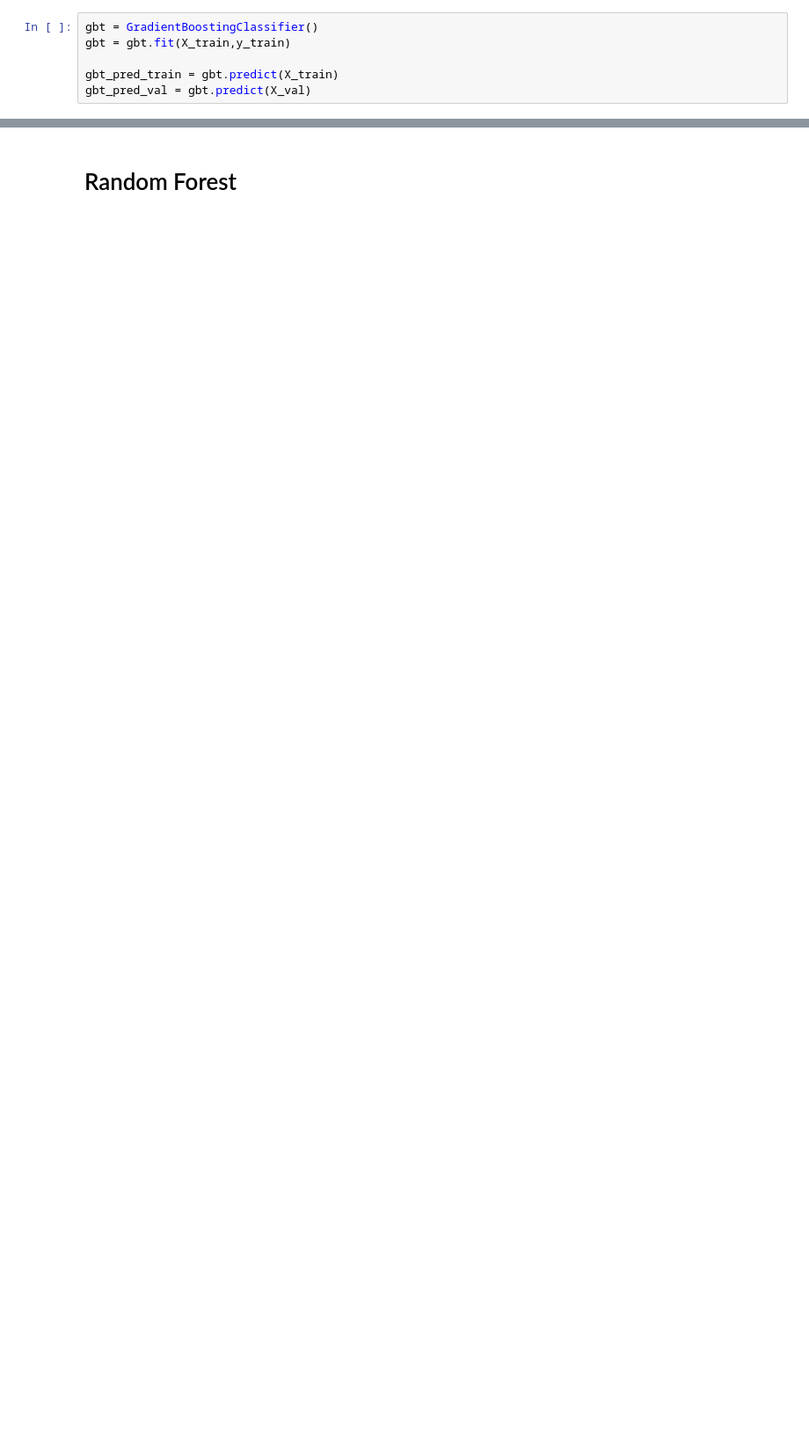
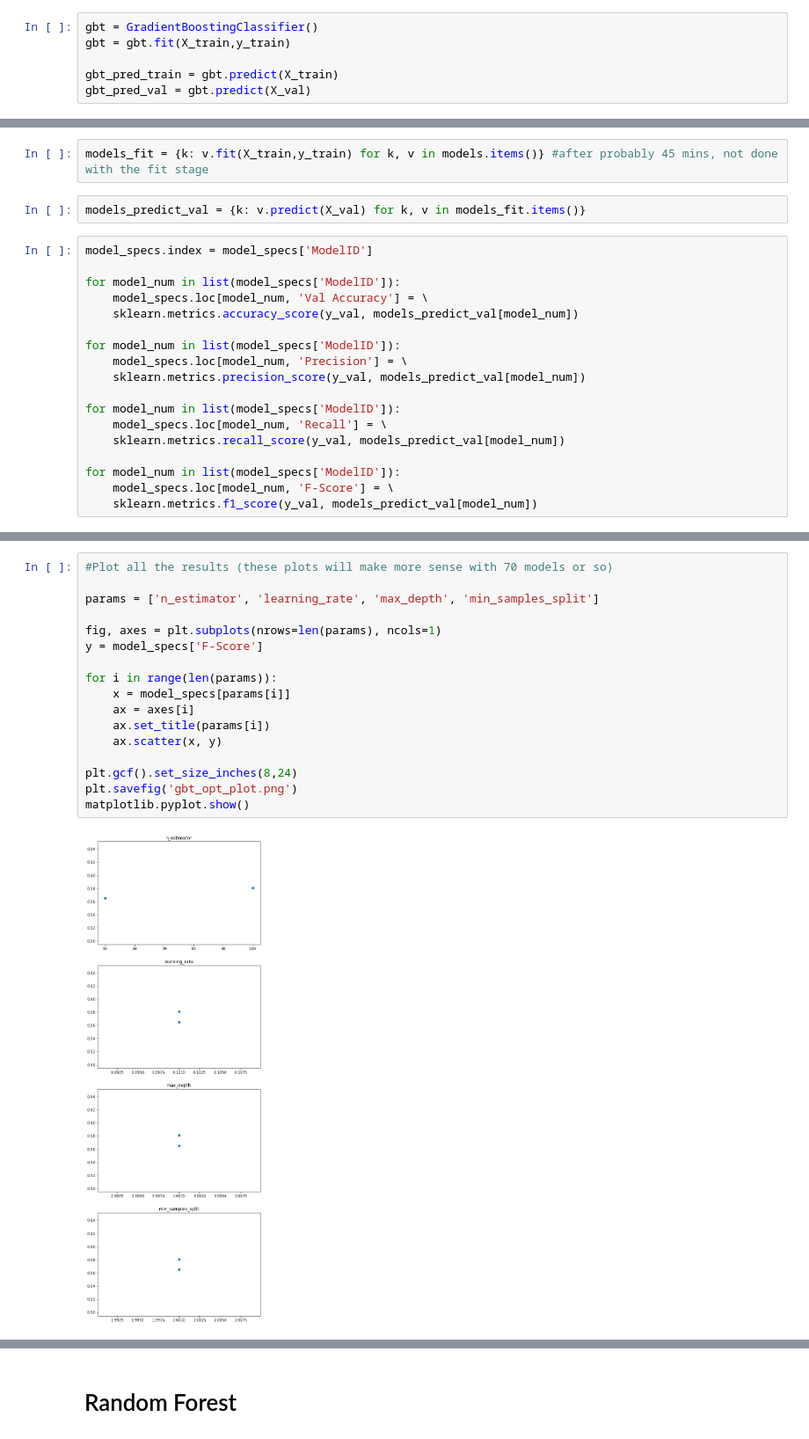
Before and after one commit to da1933/NODA, a Jupyter notebook: Modeling-Optimal.ipynb, the cells around one changed output, grey strips where cells are left out. Shown at 88% size. Cells and saved outputs as stored; diff of their text form; blank space fills up the shorter version.

Commit message:
Parameter Optimization

```diff
--- a/Modeling-Optimal.ipynb
+++ b/Modeling-Optimal.ipynb
@@ -74,0 +122,22 @@ array([[5761, 3021],
+# %%
+models_fit = {k: v.fit(X_train,y_train) for k, v in models.items()} #after probably 45 mins, not done with the fit stage
+# %%
+models_predict_val = {k: v.predict(X_val) for k, v in models_fit.items()}
+# %%
+model_specs.index = model_specs['ModelID']
+
+for model_num in list(model_specs['ModelID']):
+    model_specs.loc[model_num, 'Val Accuracy'] = \
+    sklearn.metrics.accuracy_score(y_val, models_predict_val[model_num])
+
+for model_num in list(model_specs['ModelID']):
+    model_specs.loc[model_num, 'Precision'] = \
+    sklearn.metrics.precision_score(y_val, models_predict_val[model_num])
+
+for model_num in list(model_specs['ModelID']):
+    model_specs.loc[model_num, 'Recall'] = \
+    sklearn.metrics.recall_score(y_val, models_predict_val[model_num])
+
+for model_num in list(model_specs['ModelID']):
+    model_specs.loc[model_num, 'F-Score'] = \
+    sklearn.metrics.f1_score(y_val, models_predict_val[model_num])
@@ -74,0 +153,19 @@ array([[5761, 3021],
+# %%
+#Plot all the results (these plots will make more sense with 70 models or so)
+
+params = ['n_estimator', 'learning_rate', 'max_depth', 'min_samples_split']
+
+fig, axes = plt.subplots(nrows=len(params), ncols=1)
+y = model_specs['F-Score']
+
+for i in range(len(params)):
+    x = model_specs[params[i]]
+    ax = axes[i]
+    ax.set_title(params[i])
+    ax.scatter(x, y)
+
+plt.gcf().set_size_inches(8,24)
+plt.savefig('gbt_opt_plot.png')
+matplotlib.pyplot.show()
+# %% [output]
+[figure, added]
```
Also changed, not shown: parts of 32 cells of this notebook.
